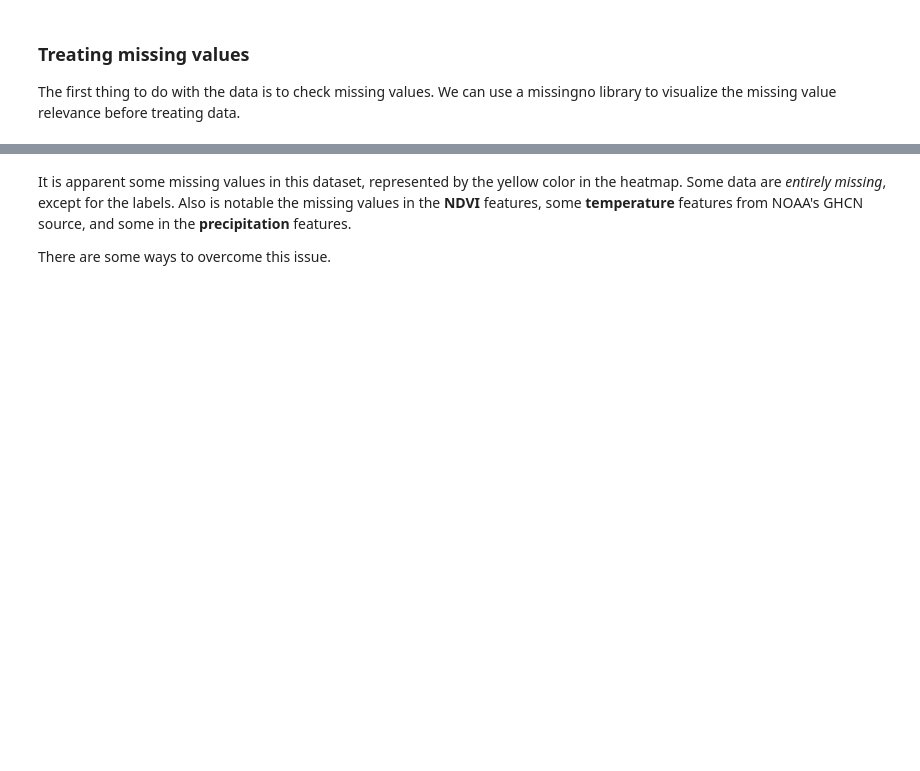
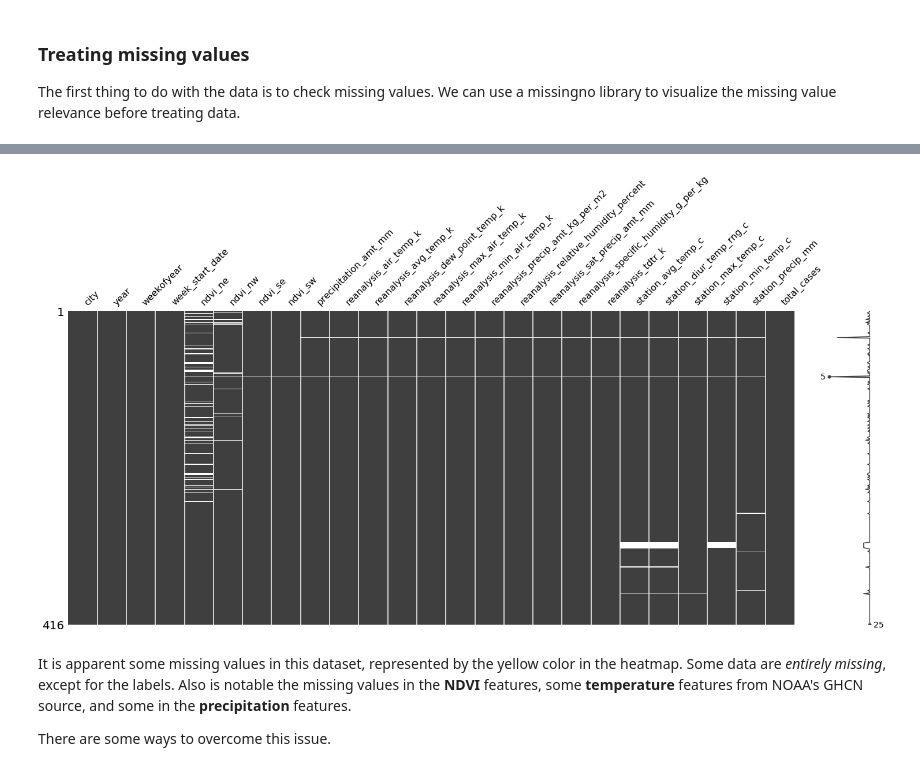
Before and after one commit to bfroz/Projects, a Jupyter notebook: DengAI - Predicting Disease Spread/DengAI - Predicting Disease Spread.ipynb, the cells around one changed output, grey strips where cells are left out. Saved outputs shown, nothing was run; the diff lists cells and outputs as text; code cells hidden in the pictures; blank space fills up the shorter version.

```diff
--- a/DengAI - Predicting Disease Spread/DengAI - Predicting Disease Spread.ipynb
+++ b/DengAI - Predicting Disease Spread/DengAI - Predicting Disease Spread.ipynb
@@ -116,8 +116,12 @@ from sklearn.model_selection import GridSearchCV
 # %% [markdown]
 The data is separated into two datasets: features_train and labels.
 # %%
+#Loading Train dataset
 df_features_train = pd.read_csv('data/dengue_features_train.csv')
 df_labels_train = pd.read_csv('data/dengue_labels_train.csv')
+#Loading Test dataset
+df_features_test = pd.read_csv('data/dengue_features_test.csv')
+df_labels_test = pd.read_csv('data/submission_format.csv')
 # %%
 df_features_train.info()
 # %% [output]
@@ -154,6 +158,7 @@ memory usage: 45.6+ KB
 We can observe that the labels contain the **dependent variable**, our target, **total_cases**. To facilitate data manipulation, let's put all data into a single *dataframe*.
 # %%
 df_train = pd.merge(df_features_train, df_labels_train, how='left', left_on=['city','year','weekofyear'], right_on=['city','year','weekofyear'])
+df_test = pd.merge(df_features_test, df_labels_test, how='left', left_on=['city','year','weekofyear'], right_on=['city','year','weekofyear'])
 # %%
 df_train.head()
 # %% [output]
@@ -175,3 +181,8 @@ msno.matrix(df_train);
+# %%
+#Test dataset
+msno.matrix(df_test);
+# %% [output]
+[figure, added]
 # %% [markdown]
 It is apparent some missing values in this dataset, represented by the yellow color in the heatmap. Some data are *entirely missing*, except for the labels. Also is notable the missing values in the **NDVI** features, some **temperature** features from NOAA's GHCN source, and some in the **precipitation** features.
 
```
Also changed, not shown: parts of 17 cells of this notebook.
